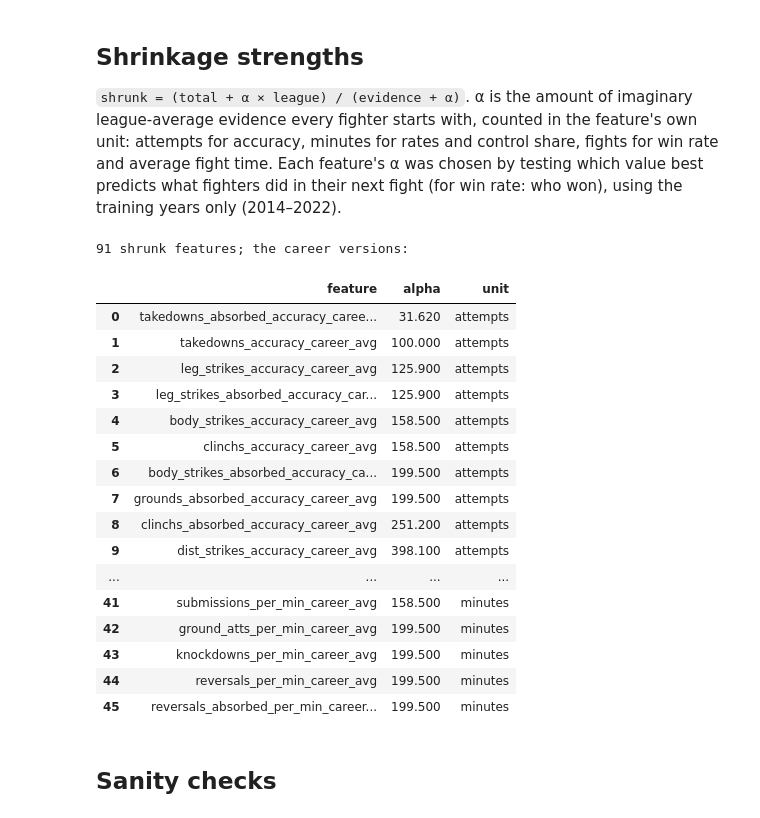
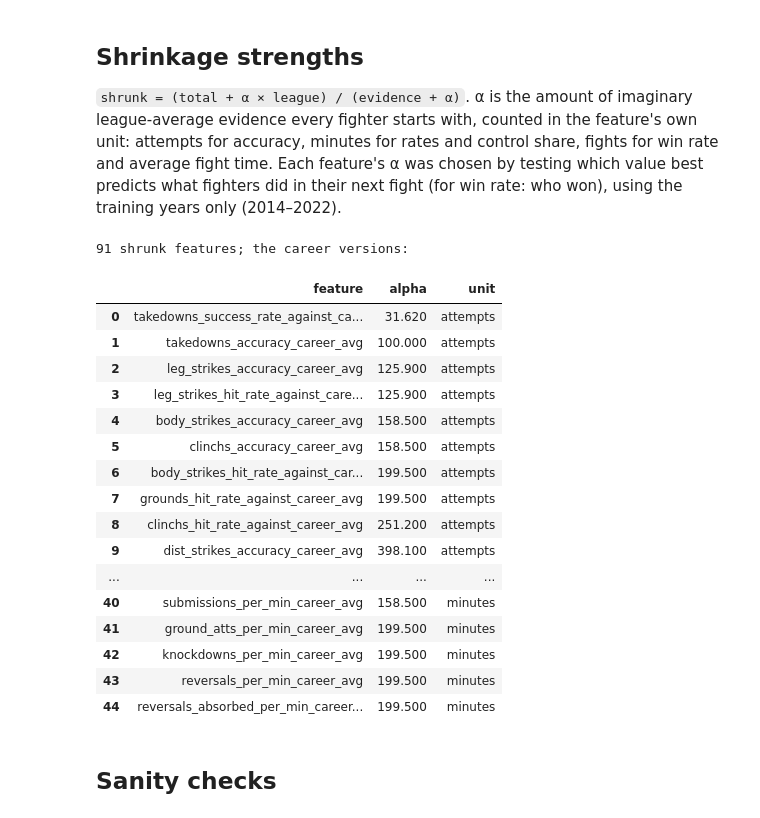
Before and after one commit to matteoberagnoli/ufc_fight_predictor, a Jupyter notebook: 03_first_features.ipynb, the cells around one changed output. Saved outputs shown, nothing was run; the diff lists cells and outputs as text; code cells hidden in the pictures.

```diff
--- a/03_first_features.ipynb
+++ b/03_first_features.ipynb
@@ -118,29 +128,29 @@ using the training years only (2014–2022).
 # %%
 from ufc_predictor.features.rolling import RATIO_FEATURES
 from ufc_predictor.features.shrinkage import describe_alphas
 
 table = describe_alphas(RATIO_FEATURES, alphas)
 print(f"{len(table)} shrunk features; the career versions:")
-table[~table["feature"].str.contains("last3")].sort_values(["unit", "alpha"]).reset_index(drop=True)
+table[table["feature"].str.contains("career")].sort_values(["unit", "alpha"]).reset_index(drop=True)
 # %% [output]
 91 shrunk features; the career versions:
 |  | feature | alpha | unit |
-| 0 | takedowns_absorbed_accuracy_caree... | 31.620 | attempts |
+| 0 | takedowns_success_rate_against_ca... | 31.620 | attempts |
 | 1 | takedowns_accuracy_career_avg | 100.000 | attempts |
 | 2 | leg_strikes_accuracy_career_avg | 125.900 | attempts |
-| 3 | leg_strikes_absorbed_accuracy_car... | 125.900 | attempts |
+| 3 | leg_strikes_hit_rate_against_care... | 125.900 | attempts |
 | 4 | body_strikes_accuracy_career_avg | 158.500 | attempts |
 | 5 | clinchs_accuracy_career_avg | 158.500 | attempts |
-| 6 | body_strikes_absorbed_accuracy_ca... | 199.500 | attempts |
-| 7 | grounds_absorbed_accuracy_career_avg | 199.500 | attempts |
-| 8 | clinchs_absorbed_accuracy_career_avg | 251.200 | attempts |
+| 6 | body_strikes_hit_rate_against_car... | 199.500 | attempts |
+| 7 | grounds_hit_rate_against_career_avg | 199.500 | attempts |
+| 8 | clinchs_hit_rate_against_career_avg | 251.200 | attempts |
 | 9 | dist_strikes_accuracy_career_avg | 398.100 | attempts |
 | ... | ... | ... | ... |
-| 41 | submissions_per_min_career_avg | 158.500 | minutes |
-| 42 | ground_atts_per_min_career_avg | 199.500 | minutes |
-| 43 | knockdowns_per_min_career_avg | 199.500 | minutes |
-| 44 | reversals_per_min_career_avg | 199.500 | minutes |
-| 45 | reversals_absorbed_per_min_career... | 199.500 | minutes |
+| 40 | submissions_per_min_career_avg | 158.500 | minutes |
+| 41 | ground_atts_per_min_career_avg | 199.500 | minutes |
+| 42 | knockdowns_per_min_career_avg | 199.500 | minutes |
+| 43 | reversals_per_min_career_avg | 199.500 | minutes |
+| 44 | reversals_absorbed_per_min_career... | 199.500 | minutes |
 # %% [markdown]
 ## Sanity checks
 # %%
```
Also changed, not shown: parts of 11 cells of this notebook, 18 other files.
